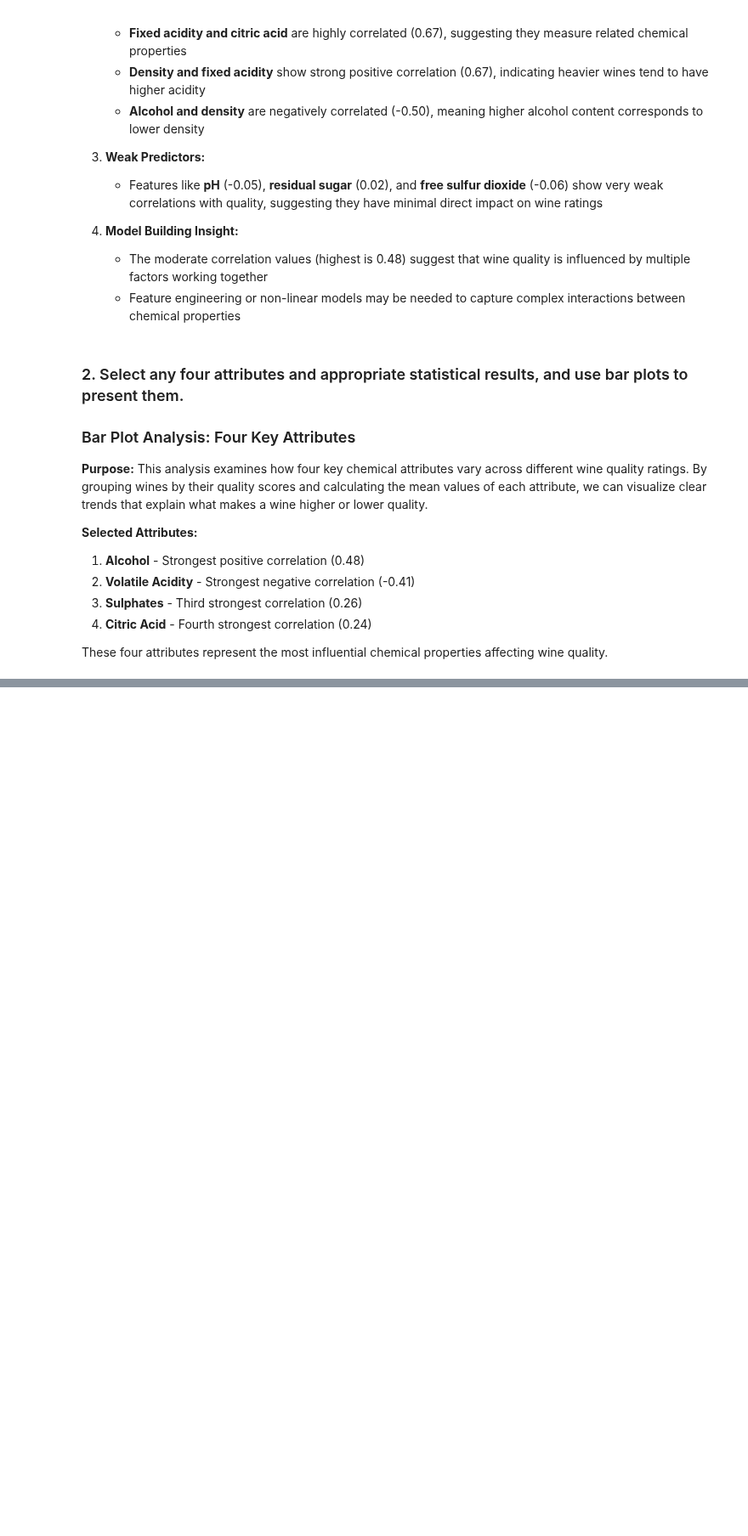
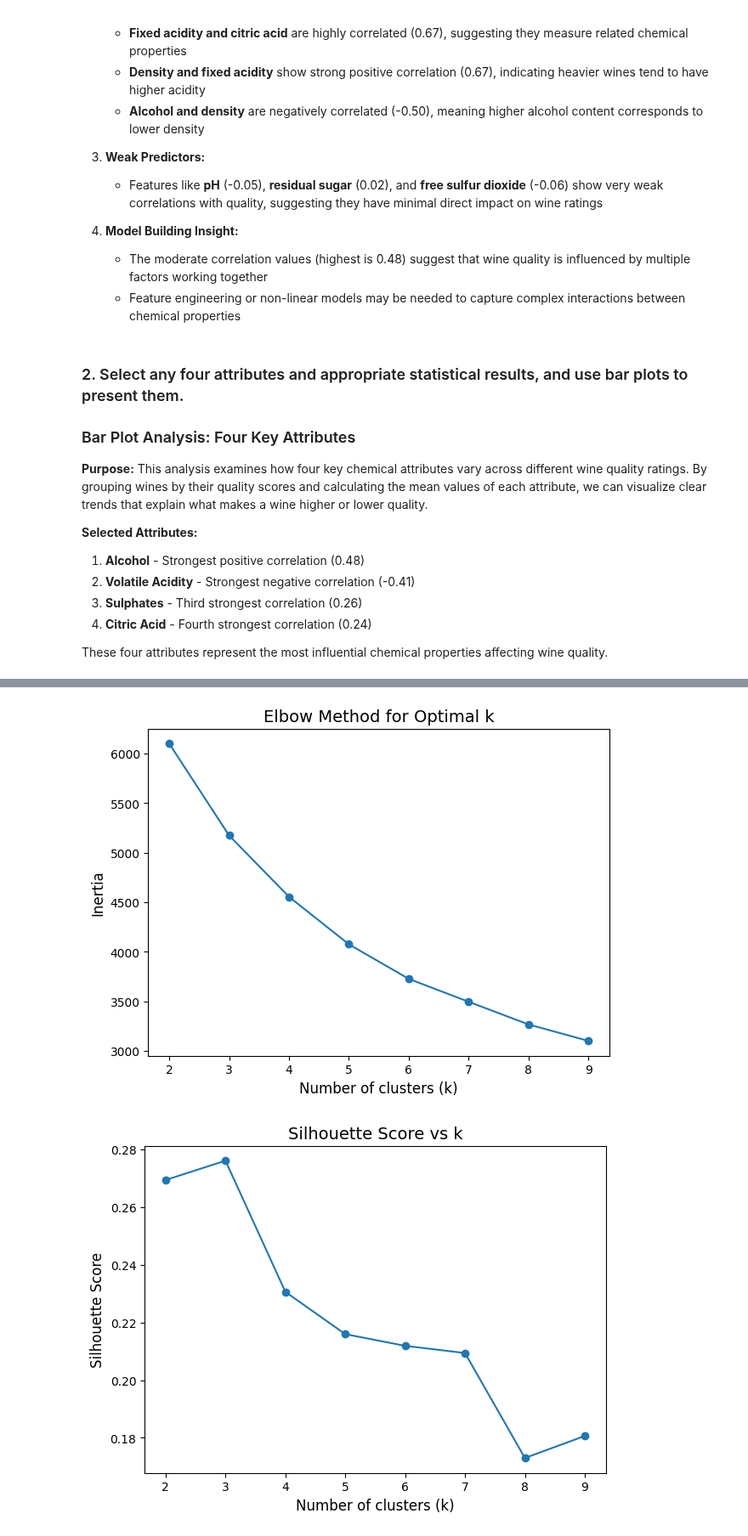
Before and after one commit to orchlonn/CS-456, a Jupyter notebook: Labs/Lab-4/lab4.ipynb, the cells around one changed output, grey strips where cells are left out. Shown at 85% size. Saved outputs shown, nothing was run; the diff lists cells and outputs as text; code cells hidden in the pictures; blank space fills up the shorter version.

```diff
--- a/Labs/Lab-4/lab4.ipynb
+++ b/Labs/Lab-4/lab4.ipynb
@@ -250,0 +427,29 @@ These four attributes can serve as key indicators for quality control in wine pr
+# %%
+Ks = range(2, 10)  # Test 2 to 9 clusters
+inertia = []
+sil_scores = []
+
+for k in Ks:
+    km = KMeans(n_clusters=k, n_init=10, random_state=42)
+    labels = km.fit_predict(X_scaled)
+    inertia.append(km.inertia_)
+    sil_scores.append(silhouette_score(X_scaled, labels))
+
+# Elbow plot
+plt.figure(figsize=(7,5))
+plt.plot(Ks, inertia, marker='o')
+plt.xlabel("Number of clusters (k)", fontsize=12)
+plt.ylabel("Inertia", fontsize=12)
+plt.title("Elbow Method for Optimal k", fontsize=14)
+plt.show()
+
+# Silhouette score plot
+plt.figure(figsize=(7,5))
+plt.plot(Ks, sil_scores, marker='o')
+plt.xlabel("Number of clusters (k)", fontsize=12)
+plt.ylabel("Silhouette Score", fontsize=12)
+plt.title("Silhouette Score vs k", fontsize=14)
+plt.show()
+# %% [output]
+[figure, added]
+[figure, added]
```
Also changed, not shown: parts of 17 cells of this notebook.
